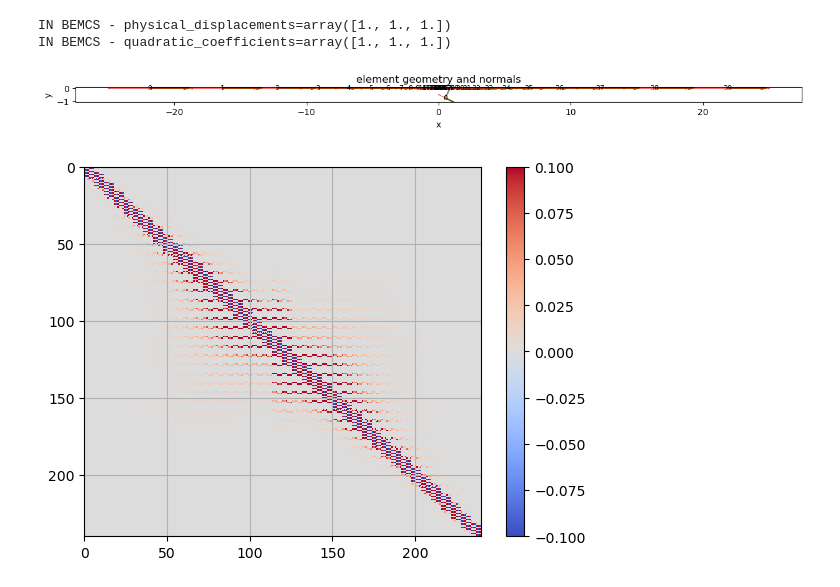
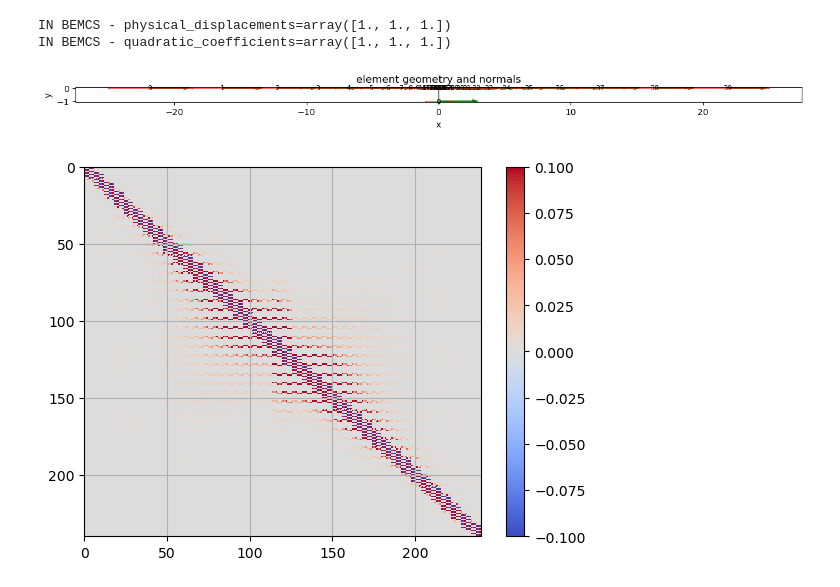
Before and after one commit to mallickrishg/bemcs, a Jupyter notebook: examples/examples_2_freesurface.ipynb, the cells around one changed output. Saved outputs shown, nothing was run; the diff lists cells and outputs as text; code cells hidden in the pictures.

```diff
--- a/examples/examples_2_freesurface.ipynb
+++ b/examples/examples_2_freesurface.ipynb
@@ -78,36 +78,36 @@ for i in range(n_elements):
 # %%
 # create a source (use constant slip)
 element = {}
 source = []
-element["x1"] = -0.0
+element["x1"] = -1.0
 element["x2"] = 1.0
-element["y1"] = -0.5
+element["y1"] = -1.0
 element["y2"] = -1.0
 source.append(element.copy())
 source = bemcs.standardize_elements(source)
 
 quadratic_source = bemcs.get_quadratic_coefficients_for_linear_slip(source[0]["half_length"],
     np.array((-source[0]["half_length"],0,source[0]["half_length"])), 1., 1.).reshape((-1,1))
 
 # compute stress change from source to elements
 kernels_source_s = kernels.get_quadratic_displacement_stress_kernel(x_obs,y_obs,source,mu,nu,1)
 tsource_x = (kernels_source_s[0]@quadratic_source)*nvec[:,0].reshape(-1,1) + (kernels_source_s[2]@quadratic_source)*nvec[:,1].reshape(-1,1)
 tsource_y = (kernels_source_s[2]@quadratic_source)*nvec[:,0].reshape(-1,1) + (kernels_source_s[1]@quadratic_source)*nvec[:,1].reshape(-1,1)
 
 plt.figure(figsize=(15,10))
 bemcs.plot_element_geometry(elements)
 bemcs.plot_element_geometry(source)
 plt.show()
 
 # plt.figure()
 # plt.plot(x_obs,kernels_source_s[0]@quadratic_source,'o-')
 # plt.plot(x_obs,tsource_y,'o-')
 # plt.grid()
 # plt.show()
 # %% [output]
 IN BEMCS - physical_displacements=array([1., 1., 1.])
 IN BEMCS - quadratic_coefficients=array([1., 1., 1.])
-[figure, old version]
+[figure, new version]
 # %%
 # compute shear and tensile stress kernels
 # kernels are [Kxx,Kyy,Kxy,Gx,Gy] x [Nobs x Ncoefficients]
```
Also changed, not shown: parts of 5 cells of this notebook, 1 other file.
